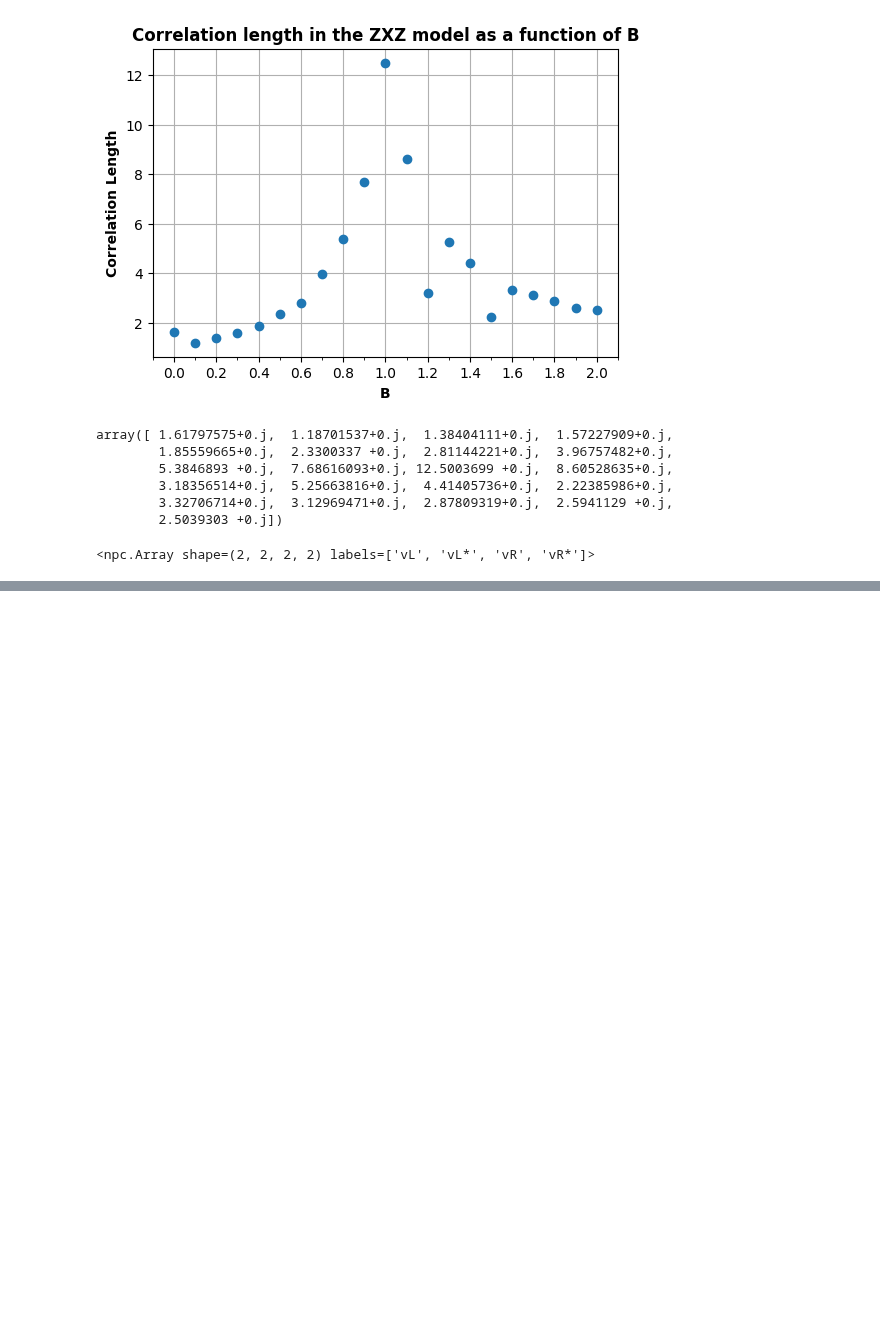
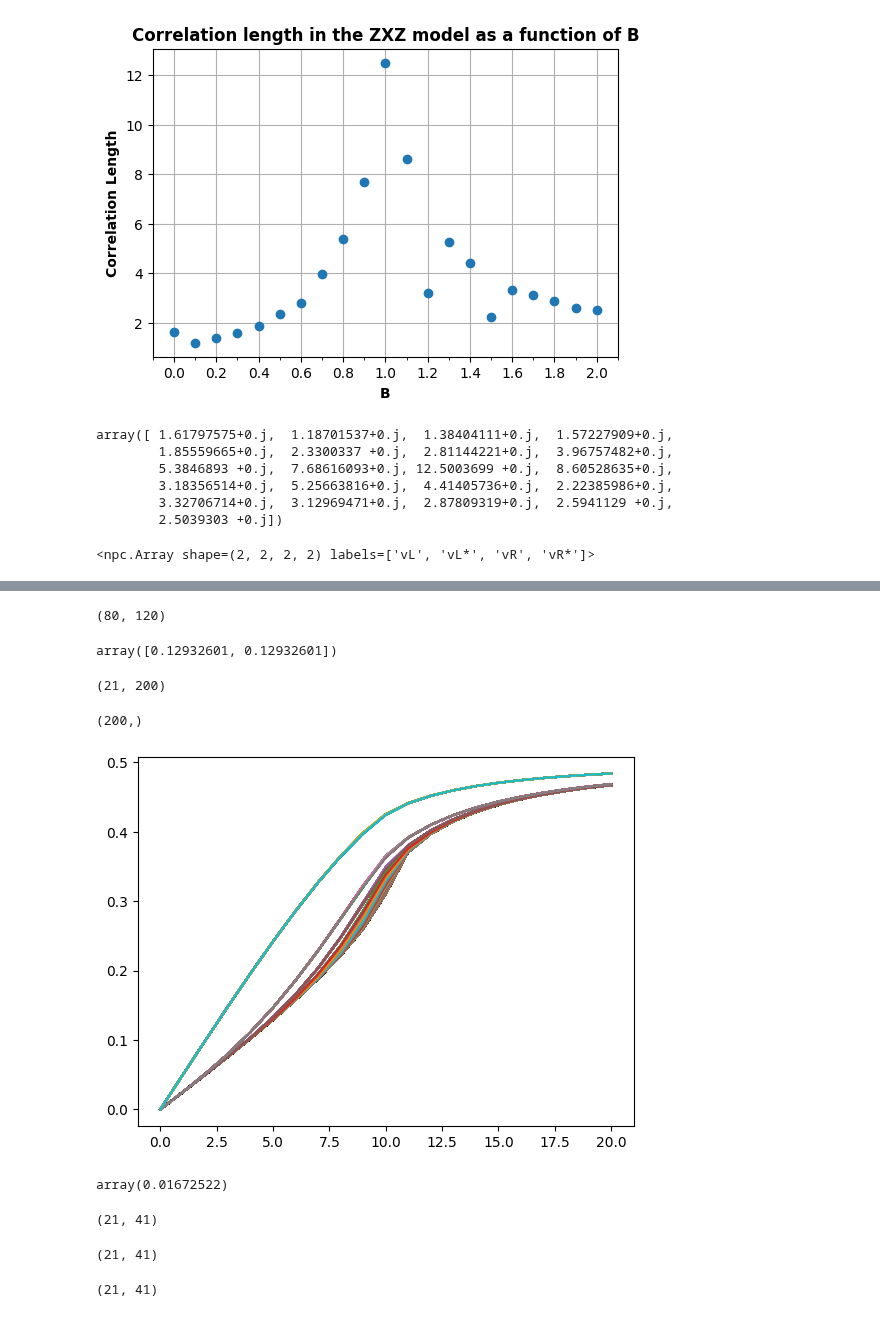
Before and after one commit to kieran-cooney/spt_numerical_classificiation, a Jupyter notebook: code/correlation_length.ipynb, the cells around one changed output, grey strips where cells are left out. Cells and saved outputs as stored; diff of their text form; code cells hidden in the pictures; blank space fills up the shorter version.

Commit message:
more robust correlation length calculation

```diff
--- a/code/correlation_length.ipynb
+++ b/code/correlation_length.ipynb
@@ -251,0 +257,31 @@ array([1.00000000e+00+0.j, 3.92523115e-17+0.j, 9.86076132e-32+0.j,
+# %%
+left_site = (total_num_sites - num_sites)//2
+right_site = left_site + num_sites
+(left_site, right_site)
+# %% [output]
+(80, 120)
+# %%
+test_psi.expectation_value('Sx', [left_site, right_site])
+# %% [output]
+array([0.12932601, 0.12932601])
+# %%
+x_exps = np.array([
+    psi.expectation_value('Sx') for psi in psi_dict.values()
+])
+# %%
+x_exps.shape
+# %% [output]
+(21, 200)
+# %%
+x_exps[0].shape
+# %% [output]
+(200,)
+# %%
+for l in x_exps:
+    plt.plot(x_exps)
+# %% [output]
+[figure, added]
+# %%
+psi_dict[0.5].expectation_value_multi_sites(['Sx', 'Id', 'Id', 'Sx'], 99)
+# %% [output]
+array(0.01672522)
@@ -251,0 +298,4 @@ array([1.00000000e+00+0.j, 3.92523115e-17+0.j, 9.86076132e-32+0.j,
+# %%
+x_2_points.shape
+# %% [output]
+(21, 41)
@@ -251,0 +304,4 @@ array([1.00000000e+00+0.j, 3.92523115e-17+0.j, 9.86076132e-32+0.j,
+# %%
+sub_x_exps.shape
+# %% [output]
+(21, 41)
@@ -251,0 +313,4 @@ array([1.00000000e+00+0.j, 3.92523115e-17+0.j, 9.86076132e-32+0.j,
+# %%
+x_correlations.shape
+# %% [output]
+(21, 41)
```
Also changed, not shown: parts of 33 cells of this notebook.
